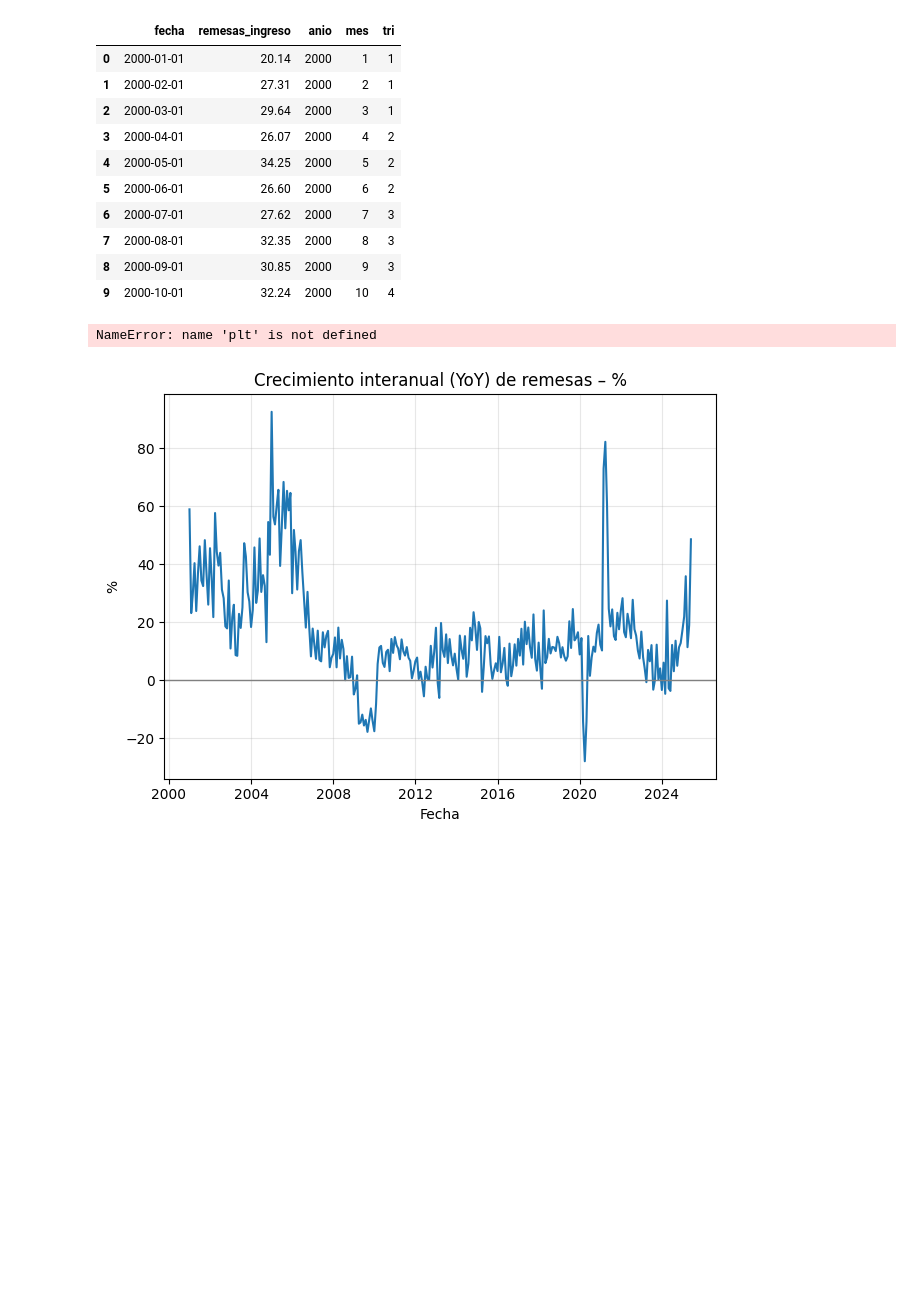
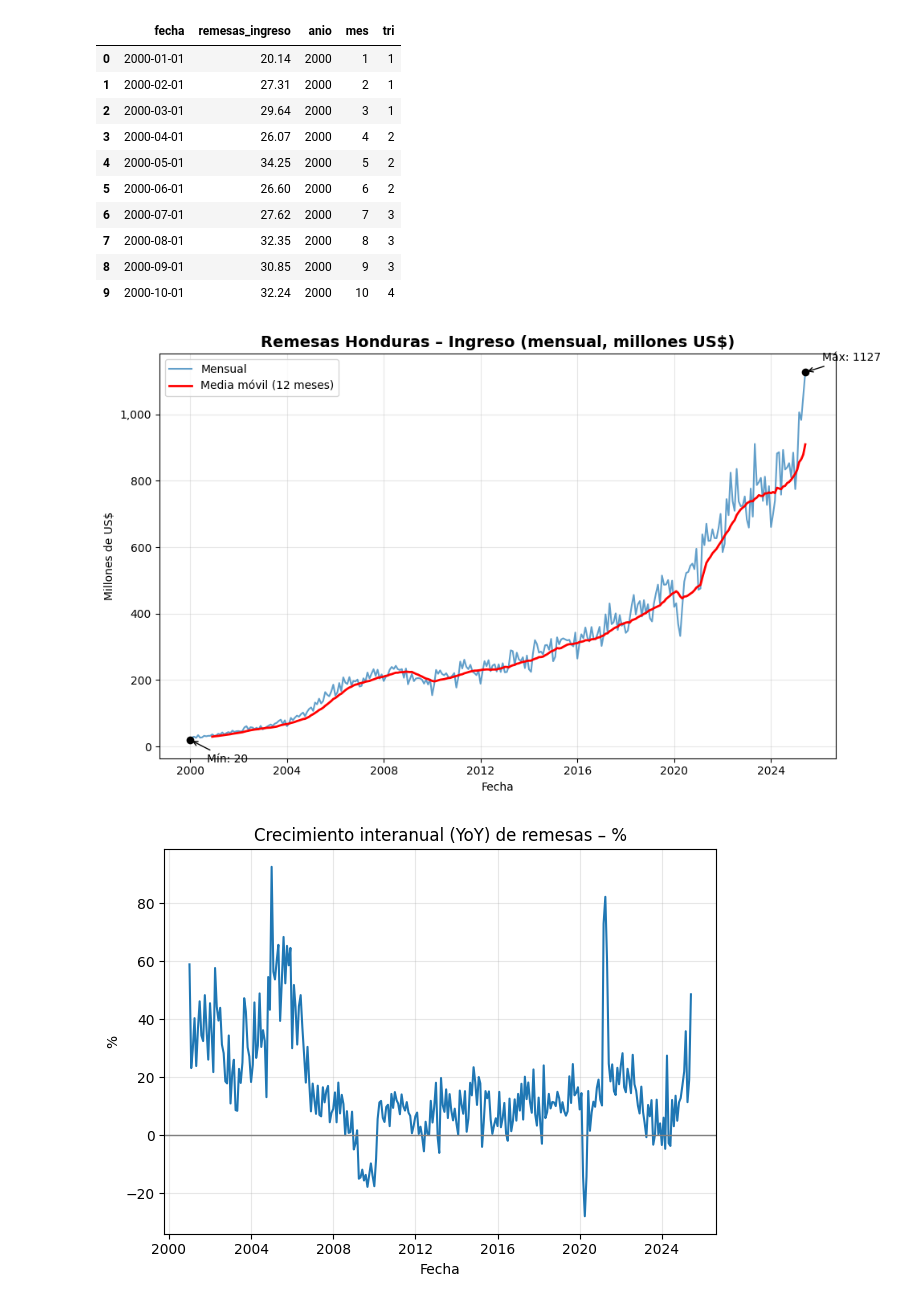
Before and after one commit to FJoelZc137/Remesas-hn-data-analyst-project, a Jupyter notebook: notebooks/01_Metricas.ipynb, the cells around one changed output. Cells and saved outputs as stored; diff of their text form; code cells hidden in the pictures; blank space fills up the shorter version.

Commit message:
fix: corrección de código y gráficos

```diff
--- a/notebooks/01_Metricas.ipynb
+++ b/notebooks/01_Metricas.ipynb
@@ -125,9 +125,9 @@ df = (df.dropna(subset=["fecha","remesas_ingreso"])
 
 # columnas temporales útiles
 
-df["anio"] = df["fecha"].dt.year
+df["año"] = df["fecha"].dt.year
 df["mes"]  = df["fecha"].dt.month
-df["tri"]  = df["fecha"].dt.quarter
+df["trimestre"]  = df["fecha"].dt.quarter
 
 print(f"Origen: {origen}")
 print("Fecha detectada en:", date_col, "| Valor detectado en:", value_col)
@@ -149,34 +149,48 @@ Filas limpias: 306
 | 8 | 2000-09-01 | 30.85 | 2000 | 9 | 3 |
 | 9 | 2000-10-01 | 32.24 | 2000 | 10 | 4 |
 # %%
+import matplotlib.pyplot as plt
 import matplotlib.ticker as mtick
 
-fig, ax = plt.subplots()
-ax.plot(df["fecha"], df["remesas_ingreso"], label="Mensual")
+# Crear figura y eje
+fig, ax = plt.subplots(figsize=(10,6))
 
-# Media móvil 12 meses (tendencia)
+# Serie mensual
+ax.plot(df["fecha"], df["remesas_ingreso"], label="Mensual", alpha=0.7)
+
+# Media móvil 12 meses
 ma12 = df["remesas_ingreso"].rolling(12).mean()
-ax.plot(df["fecha"], ma12, label="MA12", linewidth=2)
+ax.plot(df["fecha"], ma12, label="Media móvil (12 meses)", linewidth=2, color="red")
 
-# Anotar máximo y mínimo
+# Puntos máximo y mínimo
 pmax = df.loc[df["remesas_ingreso"].idxmax()]
 pmin = df.loc[df["remesas_ingreso"].idxmin()]
-ax.scatter([pmax["fecha"], pmin["fecha"]], [pmax["remesas_ingreso"], pmin["remesas_ingreso"]], zorder=3)
+ax.scatter([pmax["fecha"], pmin["fecha"]],
+           [pmax["remesas_ingreso"], pmin["remesas_ingreso"]],
+           color="black", zorder=3)
+
+# Anotaciones
 ax.annotate(f"Máx: {pmax['remesas_ingreso']:.0f}",
-            xy=(pmax["fecha"], pmax["remesas_ingreso"]), xytext=(15,10), textcoords="offset points",
+            xy=(pmax["fecha"], pmax["remesas_ingreso"]),
+            xytext=(15, 10), textcoords="offset points",
             arrowprops=dict(arrowstyle="->"))
 ax.annotate(f"Mín: {pmin['remesas_ingreso']:.0f}",
-            xy=(pmin["fecha"], pmin["remesas_ingreso"]), xytext=(15,-15), textcoords="offset points",
+            xy=(pmin["fecha"], pmin["remesas_ingreso"]),
+            xytext=(15, -20), textcoords="offset points",
             arrowprops=dict(arrowstyle="->"))
 
-ax.set_title("Remesas Honduras – Ingreso (mensual, millones US$)")
-ax.set_xlabel("Fecha"); ax.set_ylabel("Millones de US$")
+# Estética del gráfico
+ax.set_title("Remesas Honduras – Ingreso (mensual, millones US$)", fontsize=14, weight="bold")
+ax.set_xlabel("Fecha")
+ax.set_ylabel("Millones de US$")
 ax.yaxis.set_major_formatter(mtick.StrMethodFormatter('{x:,.0f}'))
-ax.grid(True, alpha=0.3); ax.legend()
+ax.grid(True, alpha=0.3)
+ax.legend()
 
-plt.tight_layout(); plt.show()
+plt.tight_layout()
+plt.show()
 # %% [output]
-NameError: name 'plt' is not defined
+[figure, added]
 # %%
 df["yoy_pct"] = df["remesas_ingreso"].pct_change(12)*100
 
```
